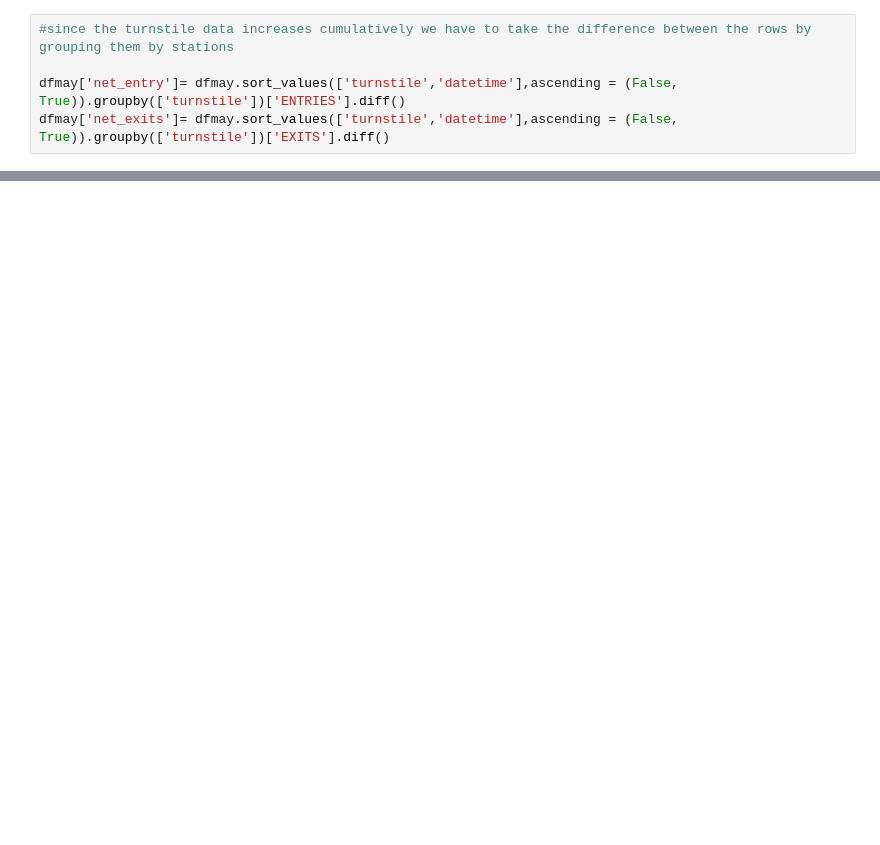
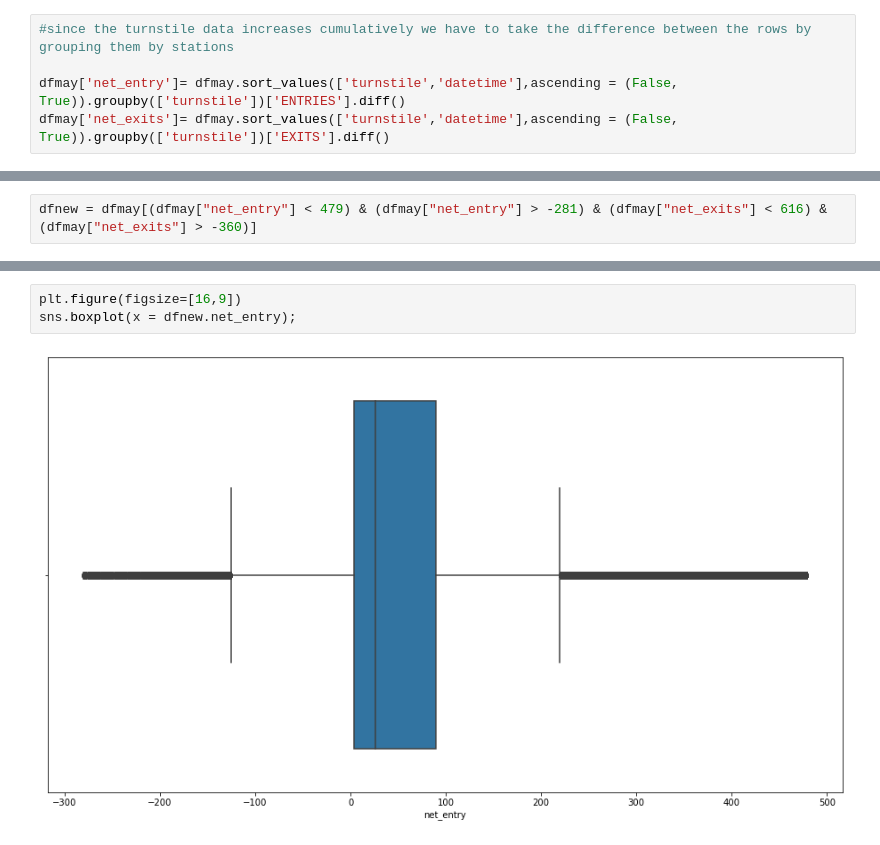
Before and after one commit to kaanbaycan/New-York-MTA-EDA, a Jupyter notebook: New Yorkk.ipynb, the cells around one changed output, grey strips where cells are left out. Saved outputs shown, nothing was run; the diff lists cells and outputs as text; blank space fills up the shorter version.

```diff
--- a/New Yorkk.ipynb
+++ b/New Yorkk.ipynb
@@ -285,0 +176,2 @@ df_best_hour
+# %%
+dfnew = dfmay[(dfmay["net_entry"] < 479) & (dfmay["net_entry"] > -281) & (dfmay["net_exits"] < 616) & (dfmay["net_exits"] > -360)]
@@ -285,0 +190,5 @@ df_best_hour
+# %%
+plt.figure(figsize=[16,9])
+sns.boxplot(x = dfnew.net_entry);
+# %% [output]
+[figure, added]
```
Also changed, not shown: parts of 55 cells of this notebook, 2 other files.
